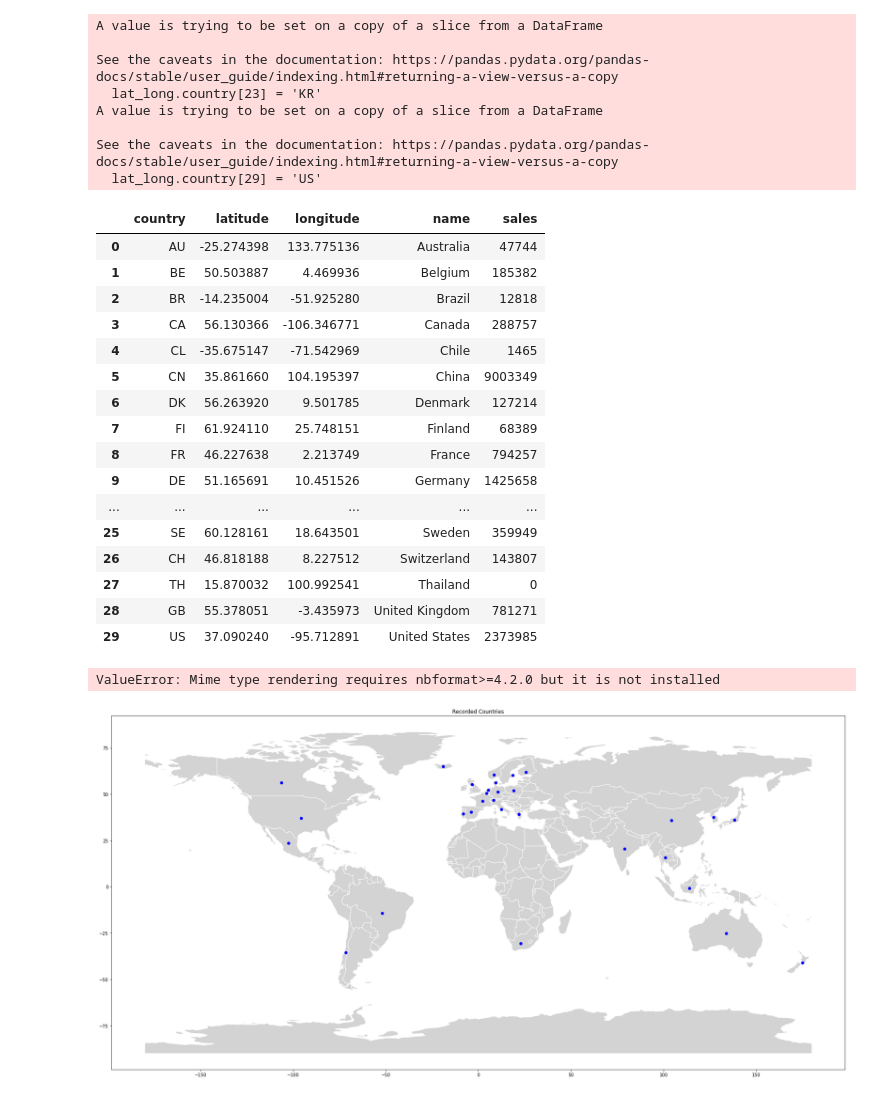
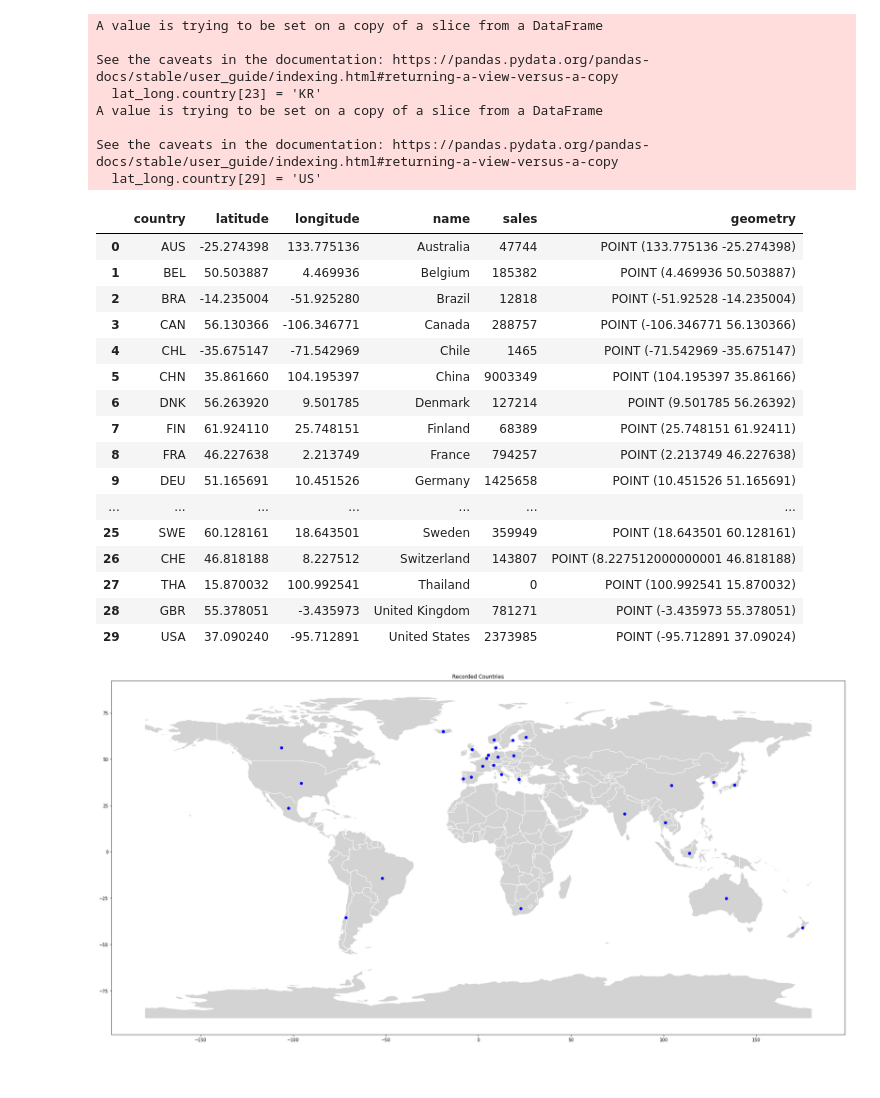
Before and after one commit to aaroln/ev, a Jupyter notebook: Data Project.ipynb, the cells around one changed output. Saved outputs shown, nothing was run; the diff lists cells and outputs as text; code cells hidden in the pictures.

```diff
--- a/Data Project.ipynb
+++ b/Data Project.ipynb
@@ -103,23 +103,3 @@ A value is trying to be set on a copy of a slice from a DataFrame
 
 See the caveats in the documentation: https://pandas.pydata.org/pandas-docs/stable/user_guide/indexing.html#returning-a-view-versus-a-copy
   lat_long.country[29] = 'US'
-# %%
-lat_long
-# %% [output]
-|  | country | latitude | longitude | name | sales |
-| 0 | AU | -25.274398 | 133.775136 | Australia | 47744 |
-| 1 | BE | 50.503887 | 4.469936 | Belgium | 185382 |
-| 2 | BR | -14.235004 | -51.925280 | Brazil | 12818 |
-| 3 | CA | 56.130366 | -106.346771 | Canada | 288757 |
-| 4 | CL | -35.675147 | -71.542969 | Chile | 1465 |
-| 5 | CN | 35.861660 | 104.195397 | China | 9003349 |
-| 6 | DK | 56.263920 | 9.501785 | Denmark | 127214 |
-| 7 | FI | 61.924110 | 25.748151 | Finland | 68389 |
-| 8 | FR | 46.227638 | 2.213749 | France | 794257 |
-| 9 | DE | 51.165691 | 10.451526 | Germany | 1425658 |
-| ... | ... | ... | ... | ... | ... |
-| 25 | SE | 60.128161 | 18.643501 | Sweden | 359949 |
-| 26 | CH | 46.818188 | 8.227512 | Switzerland | 143807 |
-| 27 | TH | 15.870032 | 100.992541 | Thailand | 0 |
-| 28 | GB | 55.378051 | -3.435973 | United Kingdom | 781271 |
-| 29 | US | 37.090240 | -95.712891 | United States | 2373985 |
@@ -126,14 +108,36 @@ lat_long
+# %%
+countries = pd.read_csv("lat_long.csv")
+
+countries = countries.drop('Unnamed: 0', axis=1)
+
+countries
+# %% [output]
+|  | country | latitude | longitude | name | sales | geometry |
+| 0 | AUS | -25.274398 | 133.775136 | Australia | 47744 | POINT (133.775136 -25.274398) |
+| 1 | BEL | 50.503887 | 4.469936 | Belgium | 185382 | POINT (4.469936 50.503887) |
+| 2 | BRA | -14.235004 | -51.925280 | Brazil | 12818 | POINT (-51.92528 -14.235004) |
+| 3 | CAN | 56.130366 | -106.346771 | Canada | 288757 | POINT (-106.346771 56.130366) |
+| 4 | CHL | -35.675147 | -71.542969 | Chile | 1465 | POINT (-71.542969 -35.675147) |
+| 5 | CHN | 35.861660 | 104.195397 | China | 9003349 | POINT (104.195397 35.86166) |
+| 6 | DNK | 56.263920 | 9.501785 | Denmark | 127214 | POINT (9.501785 56.26392) |
+| 7 | FIN | 61.924110 | 25.748151 | Finland | 68389 | POINT (25.748151 61.92411) |
+| 8 | FRA | 46.227638 | 2.213749 | France | 794257 | POINT (2.213749 46.227638) |
+| 9 | DEU | 51.165691 | 10.451526 | Germany | 1425658 | POINT (10.451526 51.165691) |
+| ... | ... | ... | ... | ... | ... | ... |
+| 25 | SWE | 60.128161 | 18.643501 | Sweden | 359949 | POINT (18.643501 60.128161) |
+| 26 | CHE | 46.818188 | 8.227512 | Switzerland | 143807 | POINT (8.227512000000001 46.818188) |
+| 27 | THA | 15.870032 | 100.992541 | Thailand | 0 | POINT (100.992541 15.870032) |
+| 28 | GBR | 55.378051 | -3.435973 | United Kingdom | 781271 | POINT (-3.435973 55.378051) |
+| 29 | USA | 37.090240 | -95.712891 | United States | 2373985 | POINT (-95.712891 37.09024) |
 # %%
+fig = px.choropleth(lat_long,
+    locations = 'country',
+    locationmode = 'country names',
+    color = 'sales'
 
-fig_geo = px.choropleth(lat_long,
-    locations = "country",
-    color = 'sales',
-    scope = 'world'
 )
 
-fig_geo.show()
+fig.show()
-# %% [output]
-ValueError: Mime type rendering requires nbformat>=4.2.0 but it is not installed
 # %%
 df_geo = gpd.GeoDataFrame(lat_long, geometry = gpd.points_from_xy(lat_long.longitude, lat_long.latitude))
 # %%
```
Also changed, not shown: parts of 2 cells of this notebook, 1 other file.
